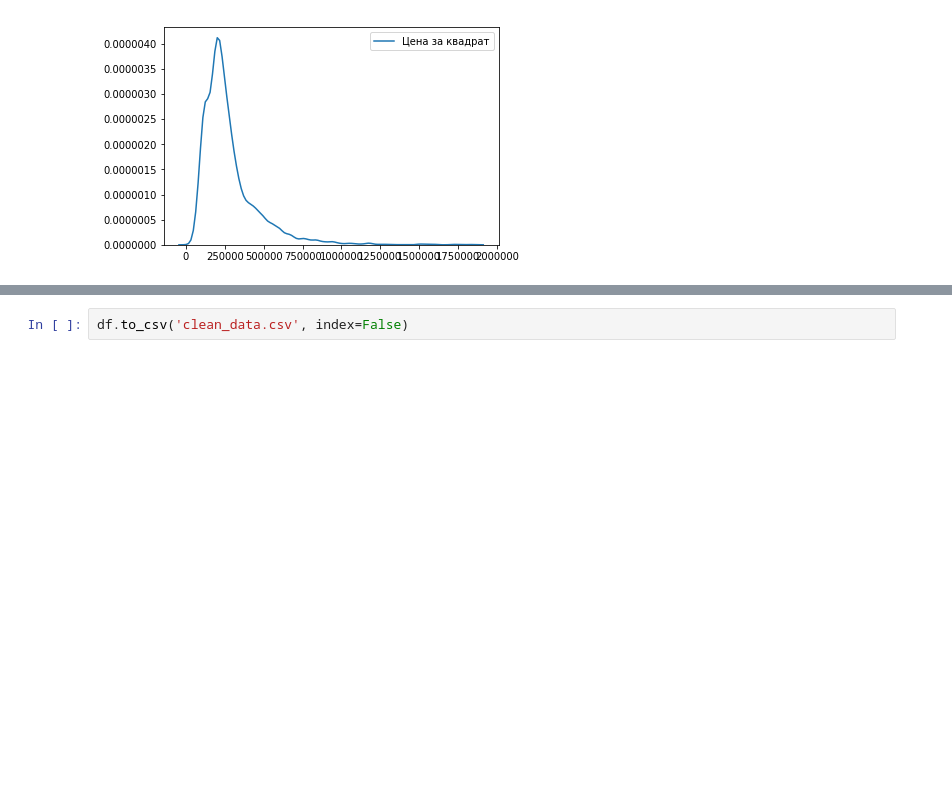
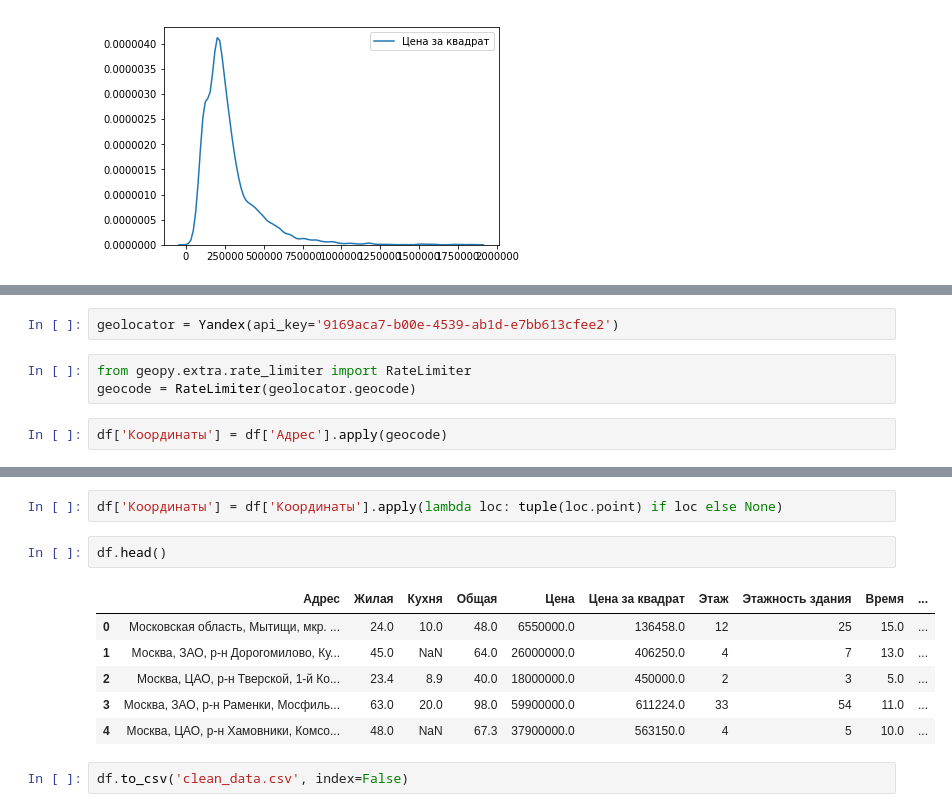
Before and after one commit to Afsent/cian-pars, a Jupyter notebook: preprocessing.ipynb, the cells around one changed output, grey strips where cells are left out. Cells and saved outputs as stored; diff of their text form; blank space fills up the shorter version.

```diff
--- a/preprocessing.ipynb
+++ b/preprocessing.ipynb
@@ -206,0 +212,7 @@ sns.kdeplot(df['Цена за квадрат'])
+# %%
+geolocator = Yandex(api_key='9169aca7-b00e-4539-ab1d-e7bb613cfee2')
+# %%
+from geopy.extra.rate_limiter import RateLimiter
+geocode = RateLimiter(geolocator.geocode)
+# %%
+df['Координаты'] = df['Адрес'].apply(geocode)
@@ -207,2 +237,13 @@ sns.kdeplot(df['Цена за квадрат'])
+# %%
+df['Координаты'] = df['Координаты'].apply(lambda loc: tuple(loc.point) if loc else None)
+# %%
+df.head()
+# %% [output]
+|  | Адрес | Жилая | Кухня | Общая | Цена | Цена за квадрат | Этаж | Этажность здания | Время | ... |
+| 0 | Московская область, Мытищи, мкр. ... | 24.0 | 10.0 | 48.0 | 6550000.0 | 136458.0 | 12 | 25 | 15.0 | ... |
+| 1 | Москва, ЗАО, р-н Дорогомилово, Ку... | 45.0 | NaN | 64.0 | 26000000.0 | 406250.0 | 4 | 7 | 13.0 | ... |
+| 2 | Москва, ЦАО, р-н Тверской, 1-й Ко... | 23.4 | 8.9 | 40.0 | 18000000.0 | 450000.0 | 2 | 3 | 5.0 | ... |
+| 3 | Москва, ЗАО, р-н Раменки, Мосфиль... | 63.0 | 20.0 | 98.0 | 59900000.0 | 611224.0 | 33 | 54 | 11.0 | ... |
+| 4 | Москва, ЦАО, р-н Хамовники, Комсо... | 48.0 | NaN | 67.3 | 37900000.0 | 563150.0 | 4 | 5 | 10.0 | ... |
 # %%
 df.to_csv('clean_data.csv', index=False)
```
Also changed, not shown: parts of 3 cells of this notebook, 1 other file.
